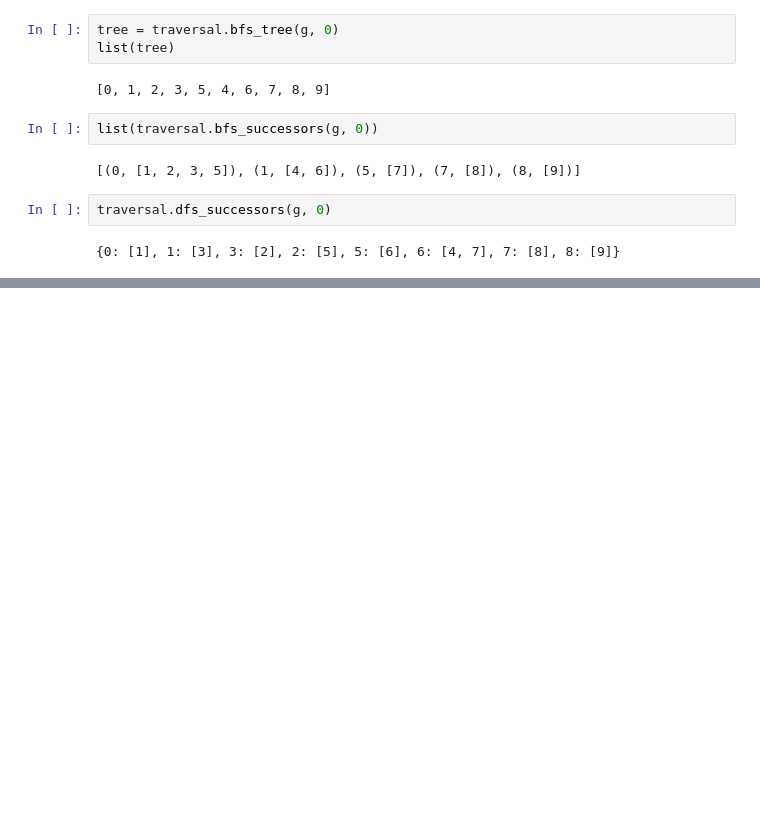
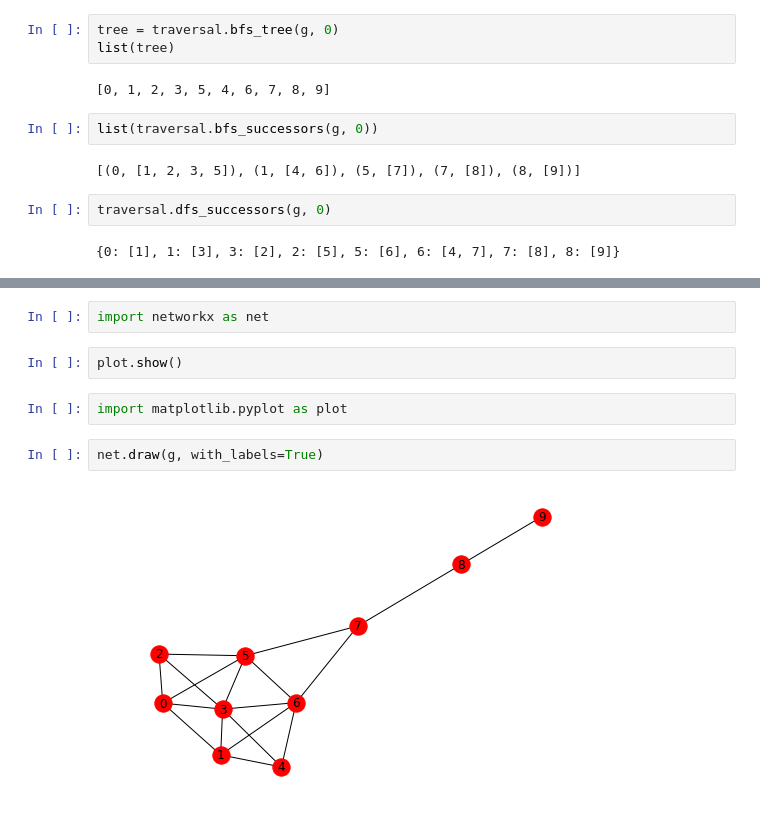
Before and after one commit to doublebyte1/bts_social_networks, a Jupyter notebook: BFS_networkx.ipynb, the cells around one changed output, grey strips where cells are left out. Drawn from its saved outputs; the diff is of its cells as text; blank space fills up the shorter version.

```diff
--- a/BFS_networkx.ipynb
+++ b/BFS_networkx.ipynb
@@ -23,0 +28,10 @@ traversal.dfs_successors(g, 0)
+# %%
+import networkx as net
+# %%
+plot.show()
+# %%
+import matplotlib.pyplot as plot
+# %%
+net.draw(g, with_labels=True)
+# %% [output]
+[figure, added]
```
Also changed, not shown: parts of 1 cell of this notebook, 10 other files.
